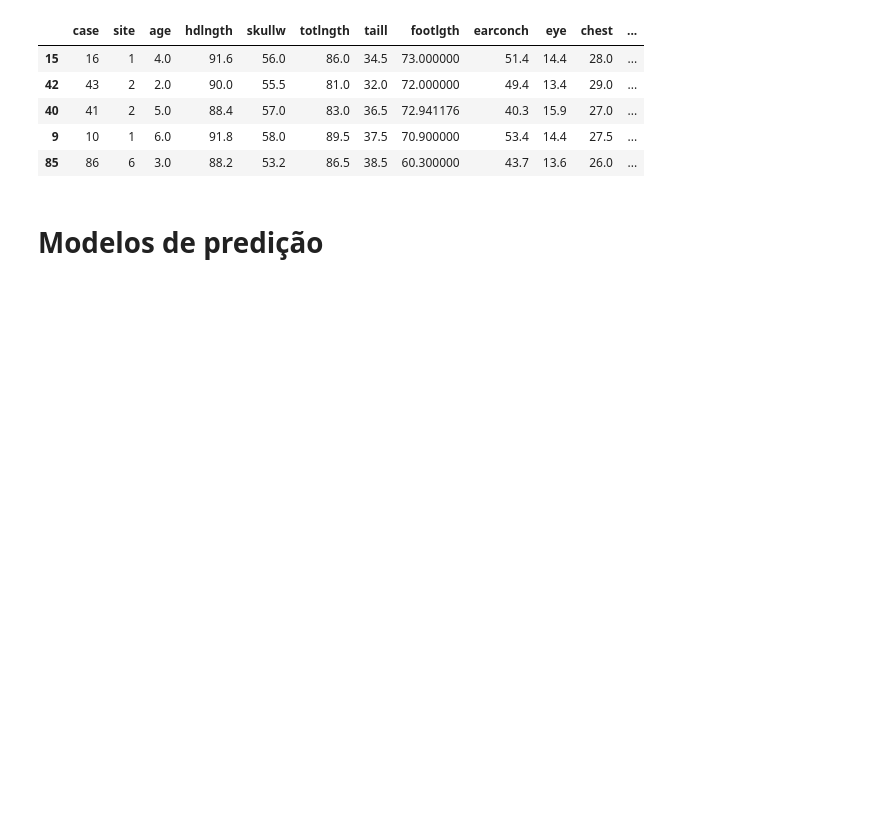
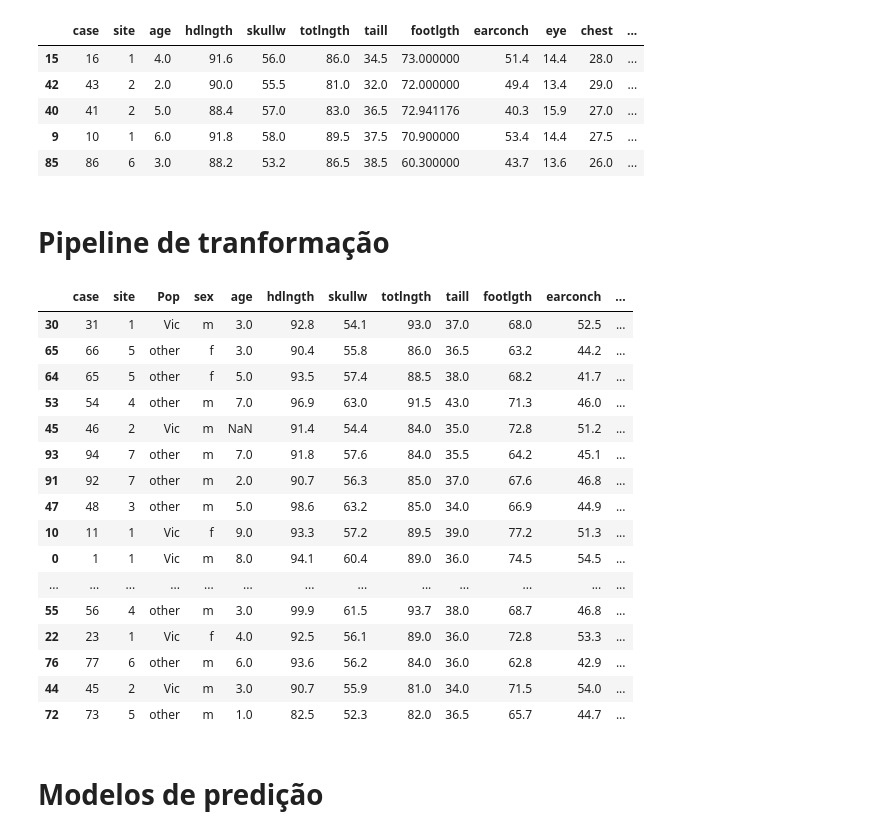
Before and after one commit to gabrielramos731/Possum-analysis, a Jupyter notebook: model_analysis.ipynb, the cells around one changed output. Drawn from its saved outputs; the diff is of its cells as text; code cells hidden in the pictures; blank space fills up the shorter version.

```diff
--- a/model_analysis.ipynb
+++ b/model_analysis.ipynb
@@ -96,3 +117,25 @@ df_train.head()
 | 40 | 41 | 2 | 5.0 | 88.4 | 57.0 | 83.0 | 36.5 | 72.941176 | 40.3 | 15.9 | 27.0 | ... |
 | 9 | 10 | 1 | 6.0 | 91.8 | 58.0 | 89.5 | 37.5 | 70.900000 | 53.4 | 14.4 | 27.5 | ... |
 | 85 | 86 | 6 | 3.0 | 88.2 | 53.2 | 86.5 | 38.5 | 60.300000 | 43.7 | 13.6 | 26.0 | ... |
+# %% [markdown]
+# Pipeline de tranformação
+# %%
+df_test
+# %% [output]
+|  | case | site | Pop | sex | age | hdlngth | skullw | totlngth | taill | footlgth | earconch | ... |
+| 30 | 31 | 1 | Vic | m | 3.0 | 92.8 | 54.1 | 93.0 | 37.0 | 68.0 | 52.5 | ... |
+| 65 | 66 | 5 | other | f | 3.0 | 90.4 | 55.8 | 86.0 | 36.5 | 63.2 | 44.2 | ... |
+| 64 | 65 | 5 | other | f | 5.0 | 93.5 | 57.4 | 88.5 | 38.0 | 68.2 | 41.7 | ... |
+| 53 | 54 | 4 | other | m | 7.0 | 96.9 | 63.0 | 91.5 | 43.0 | 71.3 | 46.0 | ... |
+| 45 | 46 | 2 | Vic | m | NaN | 91.4 | 54.4 | 84.0 | 35.0 | 72.8 | 51.2 | ... |
+| 93 | 94 | 7 | other | m | 7.0 | 91.8 | 57.6 | 84.0 | 35.5 | 64.2 | 45.1 | ... |
+| 91 | 92 | 7 | other | m | 2.0 | 90.7 | 56.3 | 85.0 | 37.0 | 67.6 | 46.8 | ... |
+| 47 | 48 | 3 | other | m | 5.0 | 98.6 | 63.2 | 85.0 | 34.0 | 66.9 | 44.9 | ... |
+| 10 | 11 | 1 | Vic | f | 9.0 | 93.3 | 57.2 | 89.5 | 39.0 | 77.2 | 51.3 | ... |
+| 0 | 1 | 1 | Vic | m | 8.0 | 94.1 | 60.4 | 89.0 | 36.0 | 74.5 | 54.5 | ... |
+| ... | ... | ... | ... | ... | ... | ... | ... | ... | ... | ... | ... | ... |
+| 55 | 56 | 4 | other | m | 3.0 | 99.9 | 61.5 | 93.7 | 38.0 | 68.7 | 46.8 | ... |
+| 22 | 23 | 1 | Vic | f | 4.0 | 92.5 | 56.1 | 89.0 | 36.0 | 72.8 | 53.3 | ... |
+| 76 | 77 | 6 | other | m | 6.0 | 93.6 | 56.2 | 84.0 | 36.0 | 62.8 | 42.9 | ... |
+| 44 | 45 | 2 | Vic | m | 3.0 | 90.7 | 55.9 | 81.0 | 34.0 | 71.5 | 54.0 | ... |
+| 72 | 73 | 5 | other | m | 1.0 | 82.5 | 52.3 | 82.0 | 36.5 | 65.7 | 44.7 | ... |
```
Also changed, not shown: parts of 12 cells of this notebook.
